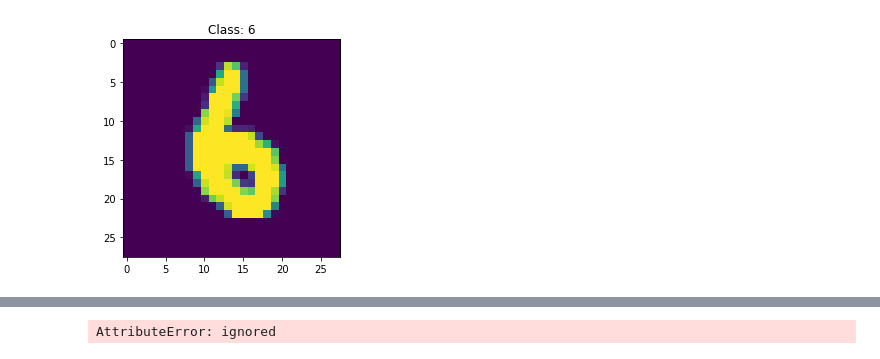
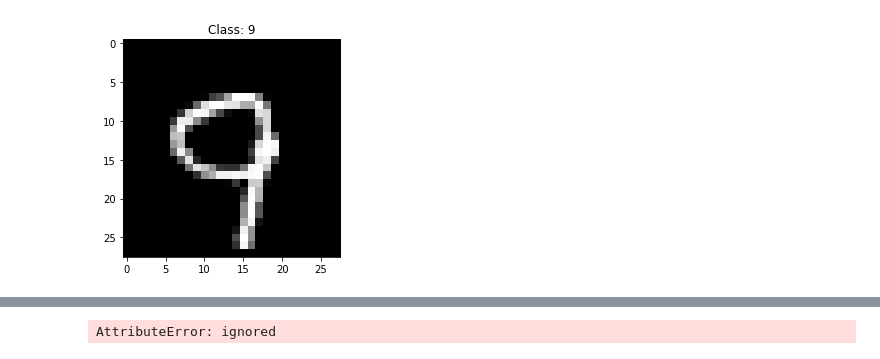
Before and after one commit to lorenzobazzana/MNIST-NN-with-localization, a Jupyter notebook: standard_nn.ipynb, the cells around one changed output, grey strips where cells are left out. Cells and saved outputs as stored; diff of their text form; code cells hidden in the pictures.

```diff
--- a/standard_nn.ipynb
+++ b/standard_nn.ipynb
@@ -20,8 +37,8 @@ test_set = data_utils.DataLoader(test_set, batch_size = bsize, sampler=data_util
 # %%
 sample_img, img_class = dataset[np.random.randint(len(dataset))]
 
-plt.imshow(sample_img)
+plt.imshow(sample_img, cmap='gray', vmin=0, vmax=255)
 plt.title(f"Class: {img_class}")
 plt.show()
 # %% [output]
-[figure, old version]
+[figure, new version]
```
Also changed, not shown: parts of 5 cells of this notebook.
